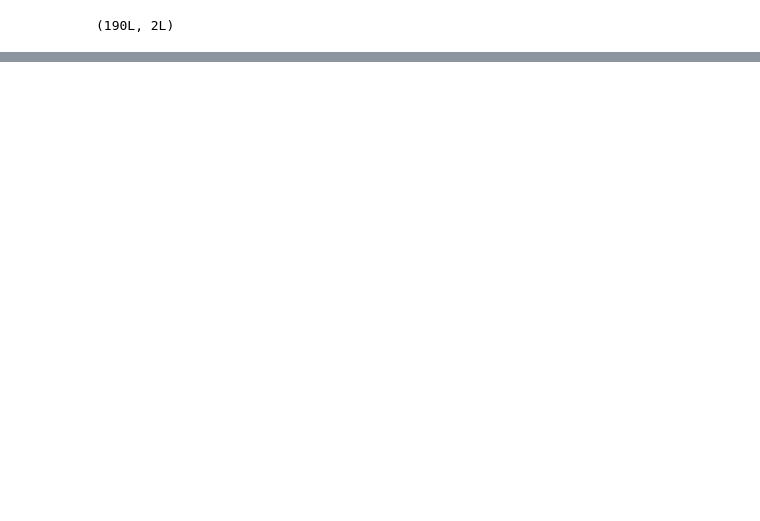
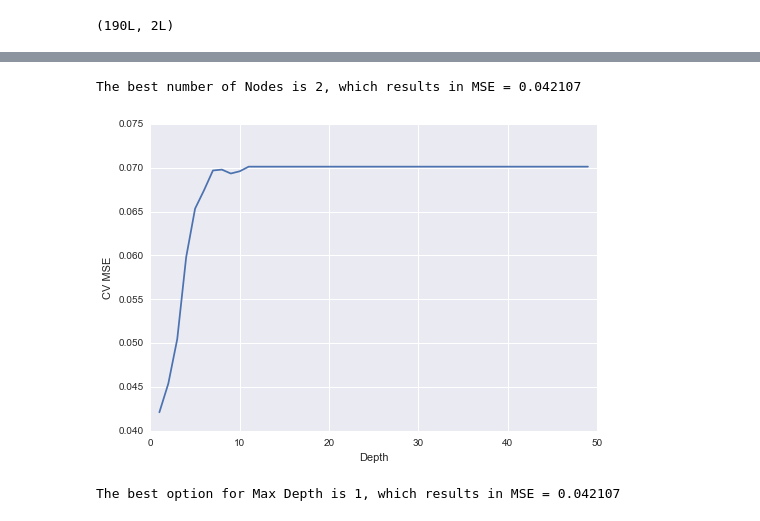
Before and after one commit to Allison-Marseille/DS-SF-24, a Jupyter notebook: Marseille_Final_Project/Marseille_Final_Project.ipynb, the cells around one changed output, grey strips where cells are left out. Cells and saved outputs as stored; diff of their text form; code cells hidden in the pictures; blank space fills up the shorter version.

```diff
--- a/Marseille_Final_Project/Marseille_Final_Project.ipynb
+++ b/Marseille_Final_Project/Marseille_Final_Project.ipynb
@@ -493,0 +576,8 @@ print min(misclass)
+# %%
+#I'm going to stick with my X (wellness variables) and y2 (third grade math scores)
+#for decision trees and then a random forest
+
+X_train, X_test, y2_train, y2_test = train_test_split(X, y2, test_size = 0.2)
+# %%
+treereg = DecisionTreeRegressor()
+treereg.fit(X_train, y2_train)
@@ -493,0 +597,17 @@ print min(misclass)
+# %%
+#tune with Max_Leaf_Nodes
+Maximum_Terminal_Nodes = range (2,50)
+score = []
+for i in Maximum_Terminal_Nodes:
+    treereg = DecisionTreeRegressor(max_leaf_nodes = i,
+                                  min_samples_leaf = 5,
+                                  random_state = 24)
+    score.append(-cross_val_score(treereg, X, y2, cv=10, scoring = 'mean_squared_error').mean())
+
+plt.plot(Maximum_Terminal_Nodes, score)
+plt.xlabel("Number of Terminal Nodes")
+plt.ylabel("CV MSE")
+plt.show()
+
+###the more nodes, the poorer the accuracy... is that because none of my variables are contributing to this number so they
+###just complicate things?
@@ -493,0 +616,29 @@ print min(misclass)
+# %%
+CV_MSE_Min = np.argmin(score)
+Nodes_Min = Maximum_Terminal_Nodes[CV_MSE_Min]
+print "The best number of Nodes is %i, which results in MSE = %f" %(Nodes_Min, np.min(score))
+# %% [output]
+The best number of Nodes is 2, which results in MSE = 0.042107
+# %%
+#tuen with Max_Depth
+Maximum_Depth = range(1,50)
+score = []
+for i in Maximum_Depth:
+    treereg = DecisionTreeRegressor(max_depth = i,
+                                   min_samples_leaf = 5,
+                                   random_state = 24)
+    score.append(-cross_val_score(treereg, X, y2, cv=10, scoring = 'mean_squared_error').mean())
+
+plt.plot(Maximum_Depth, score)
+plt.xlabel("Depth")
+plt.ylabel("CV MSE")
+plt.show()
+# %% [output]
+[figure, added]
+# %%
+CV_MSE_Min = np.argmin(score)
+Depth_Max = Maximum_Depth[CV_MSE_Min]
+print "The best option for Max Depth is %i, which results in MSE = %f" %(Depth_Max, np.min(score))
+###isn't max depth of 1 not a decision tree at all?
+# %% [output]
+The best option for Max Depth is 1, which results in MSE = 0.042107
```
Also changed, not shown: parts of 30 cells of this notebook, 4 other files.
